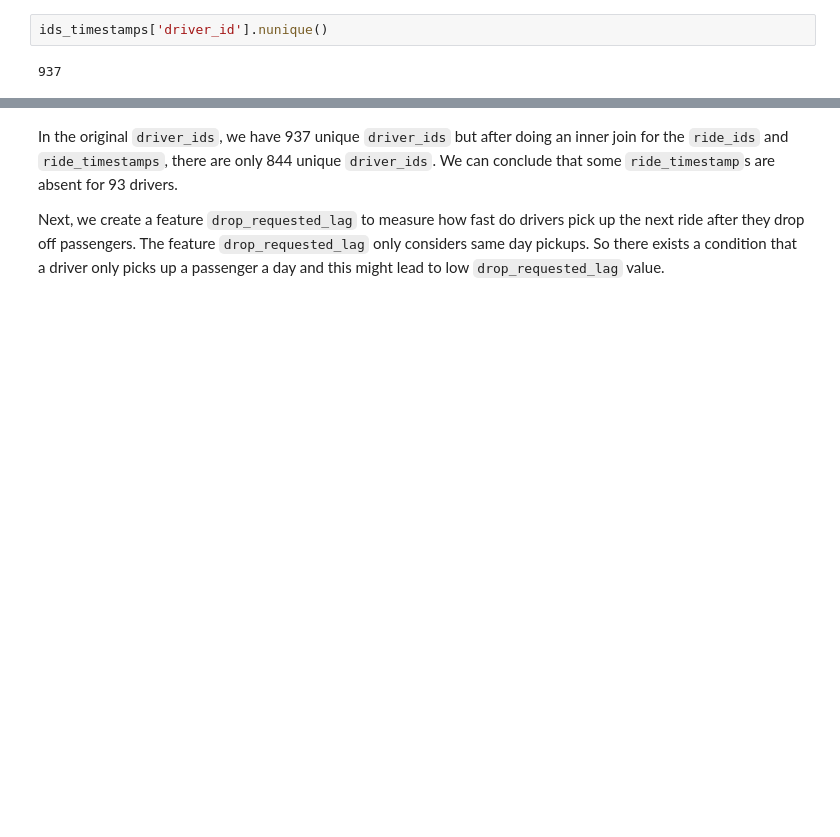
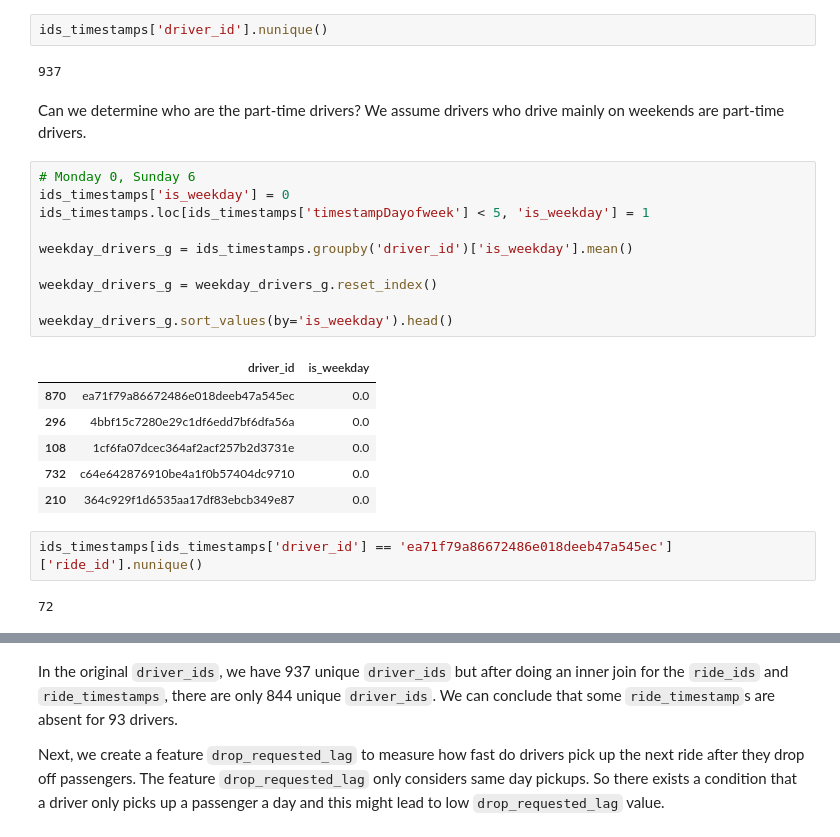
Before and after one commit to wjensheng/lyft, a Jupyter notebook: lyft_nb.ipynb, the cells around one changed output, grey strips where cells are left out. Drawn from its saved outputs; the diff is of its cells as text; blank space fills up the shorter version.

```diff
--- a/lyft_nb.ipynb
+++ b/lyft_nb.ipynb
@@ -270,3 +298,26 @@ ids_timestamps.head()
 ids_timestamps['driver_id'].nunique()
 # %% [output]
 937
+# %% [markdown]
+Can we determine who are the part-time drivers? We assume drivers who drive mainly on weekends are part-time drivers.
+# %%
+# Monday 0, Sunday 6
+ids_timestamps['is_weekday'] = 0
+ids_timestamps.loc[ids_timestamps['timestampDayofweek'] < 5, 'is_weekday'] = 1
+
+weekday_drivers_g = ids_timestamps.groupby('driver_id')['is_weekday'].mean()
+
+weekday_drivers_g = weekday_drivers_g.reset_index()
+
+weekday_drivers_g.sort_values(by='is_weekday').head()
+# %% [output]
+|  | driver_id | is_weekday |
+| 870 | ea71f79a86672486e018deeb47a545ec | 0.0 |
+| 296 | 4bbf15c7280e29c1df6edd7bf6dfa56a | 0.0 |
+| 108 | 1cf6fa07dcec364af2acf257b2d3731e | 0.0 |
+| 732 | c64e642876910be4a1f0b57404dc9710 | 0.0 |
+| 210 | 364c929f1d6535aa17df83ebcb349e87 | 0.0 |
+# %%
+ids_timestamps[ids_timestamps['driver_id'] == 'ea71f79a86672486e018deeb47a545ec']['ride_id'].nunique()
+# %% [output]
+72
```
Also changed, not shown: parts of 30 cells of this notebook.
